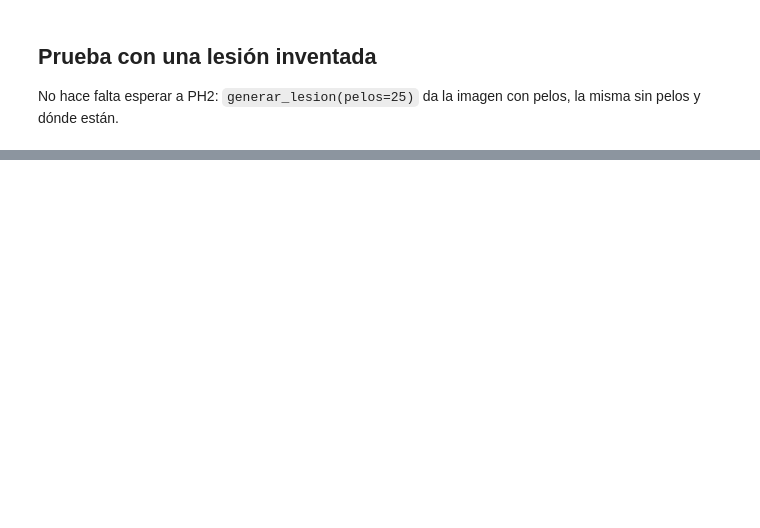
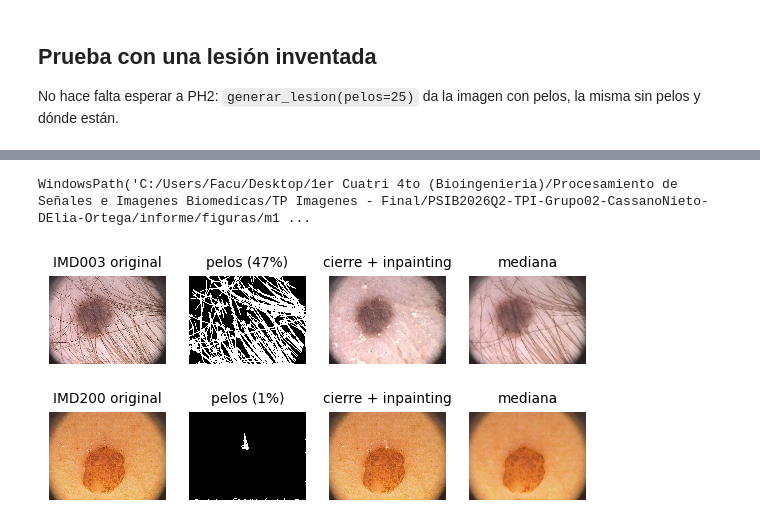
Before and after one commit to facortega/PSIB2026Q2-TPI-Grupo02-CassanoNieto-DElia-Ortega, a Jupyter notebook: modulos/m1_mejoramiento/mejoramiento.ipynb, the cells around one changed output, grey strips where cells are left out. Saved outputs shown, nothing was run; the diff lists cells and outputs as text; code cells hidden in the pictures; blank space fills up the shorter version.

```diff
--- a/modulos/m1_mejoramiento/mejoramiento.ipynb
+++ b/modulos/m1_mejoramiento/mejoramiento.ipynb
@@ -52,0 +318,10 @@ graficos.mostrar(ax[2], info["mascara_pelos"], "pelos (verdad)")
+# %%
+# Cuánta lesión se pierde por la viñeta (en las 200: es un control, no se elige nada con esto)
+perdida = {}
+for nombre in tabla["nombre"]:
+    caso = carga_de_datos.cargar_caso(nombre, tabla)
+    valida = mejoramiento.mascara_vineta(caso.imagen)
+    perdida[nombre] = (caso.mascara_ref & ~valida).sum() / caso.mascara_ref.sum()
+perdida = pd.Series(perdida)
+print(f"imágenes que pierden más del 2 % de la lesión: {(perdida > 0.02).sum()} de 200 (máximo {perdida.max():.1%})")
+perdida.sort_values(ascending=False).head().round(3)
@@ -58,0 +405,16 @@ graficos.mostrar(ax[2], info["mascara_pelos"], "pelos (verdad)")
+# %%
+# Figura para el informe: un caso con muchos pelos y uno con red de pigmento marcada (sin pelos)
+nombres = ["IMD003", "IMD200"]
+fig, ax = plt.subplots(len(nombres), 4, figsize=(16 / 2.54, 7.5 / 2.54))
+for fila, nombre in zip(ax, nombres):
+    caso = carga_de_datos.cargar_caso(nombre, tabla)
+    con_cierre, pelos = mejoramiento.quitar_pelos(caso.imagen, "cierre")
+    con_mediana, _ = mejoramiento.quitar_pelos(caso.imagen, "mediana")
+    graficos.mostrar(fila[0], caso.imagen, f"{nombre} original")
+    graficos.mostrar(fila[1], pelos, f"pelos ({pelos.mean():.0%})")
+    graficos.mostrar(fila[2], con_cierre, "cierre + inpainting")
+    graficos.mostrar(fila[3], con_mediana, "mediana")
+graficos.guardar_figura(fig, "m1_pelos")
+# %% [output]
+WindowsPath('C:/Users/Facu/Desktop/1er Cuatri 4to (Bioingenieria)/Procesamiento de Señales e Imagenes Biomedicas/TP Imagenes - Final/PSIB2026Q2-TPI-Grupo02-CassanoNieto-DElia-Ortega/informe/figuras/m1 ...
+[figure, added]
```
Also changed, not shown: parts of 22 cells of this notebook, 4 other files.
